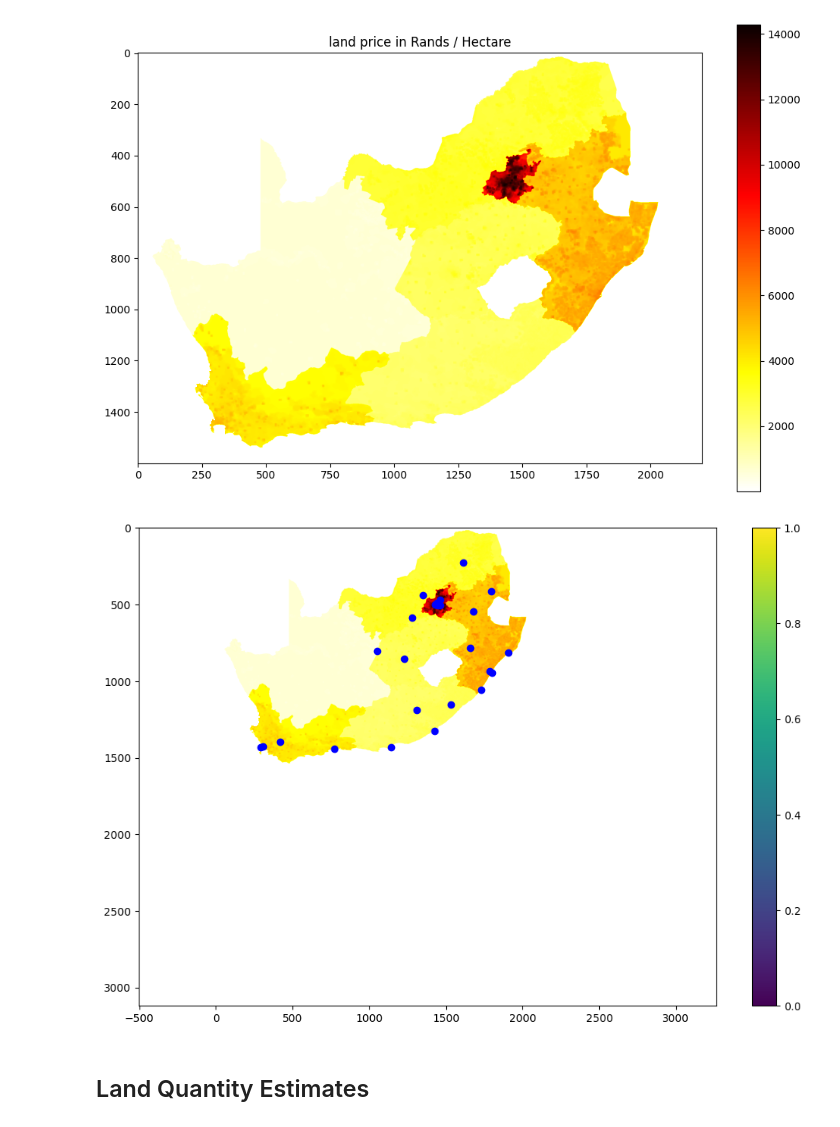
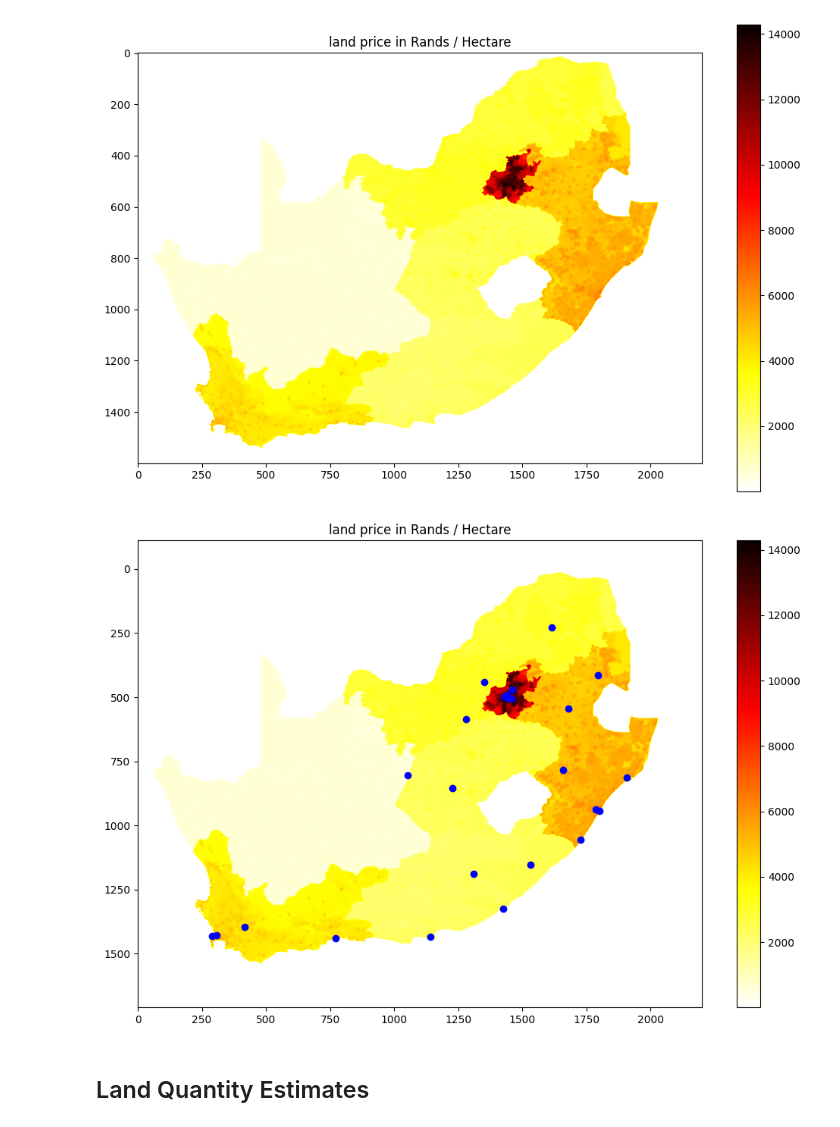
Before and after one commit to unded666/A50GreenPower, a Jupyter notebook: GSA Analysis.ipynb, the cells around one changed output. Saved outputs shown, nothing was run; the diff lists cells and outputs as text; code cells hidden in the pictures.

Commit message:
fixed the colorbar in the projection code

```diff
--- a/GSA Analysis.ipynb
+++ b/GSA Analysis.ipynb
@@ -336,0 +341,13 @@ img.shape
+# %%
+DC = DataCentreWrangler(DATA_CENTRE_FILE)
+DC.wrangle()
+dcf = DC.df.copy()
+ys_img, _, ys_src = DataReader(YSUM_GHI).read_tiff()
+lp_img = generate_land_price_image()
+ZB = (0, 1600, 2200, 0)
+ImageManipulation().project_data_centres_onto_map(dcf,
+                                                  src,
+                                                  img,
+                                                  zoombounds=ZB,
+                                                  savefile=None,
+                                                  title='Solar energy heatmap')
@@ -1030,12 +1049,13 @@ zoombounds=(0, 1600, 2200, 0)
 # %%
 manipulator.project_data_centres_onto_map(data_centre_frame=wrangler.df,
                                           src=base_src,
                                           img=land_price_image,
                                           savefile=savefile,
-                                          zoombounds=zoombounds
+                                          zoombounds=zoombounds,
+                                          title='land price in Rands / Hectare'
                                          )
 # %% [output]
-[figure, old version]
+[figure, new version]
 # %% [markdown]
 ## Land Quantity Estimates
 # %%
```
Also changed, not shown: parts of 3 cells of this notebook, 3 other files.
